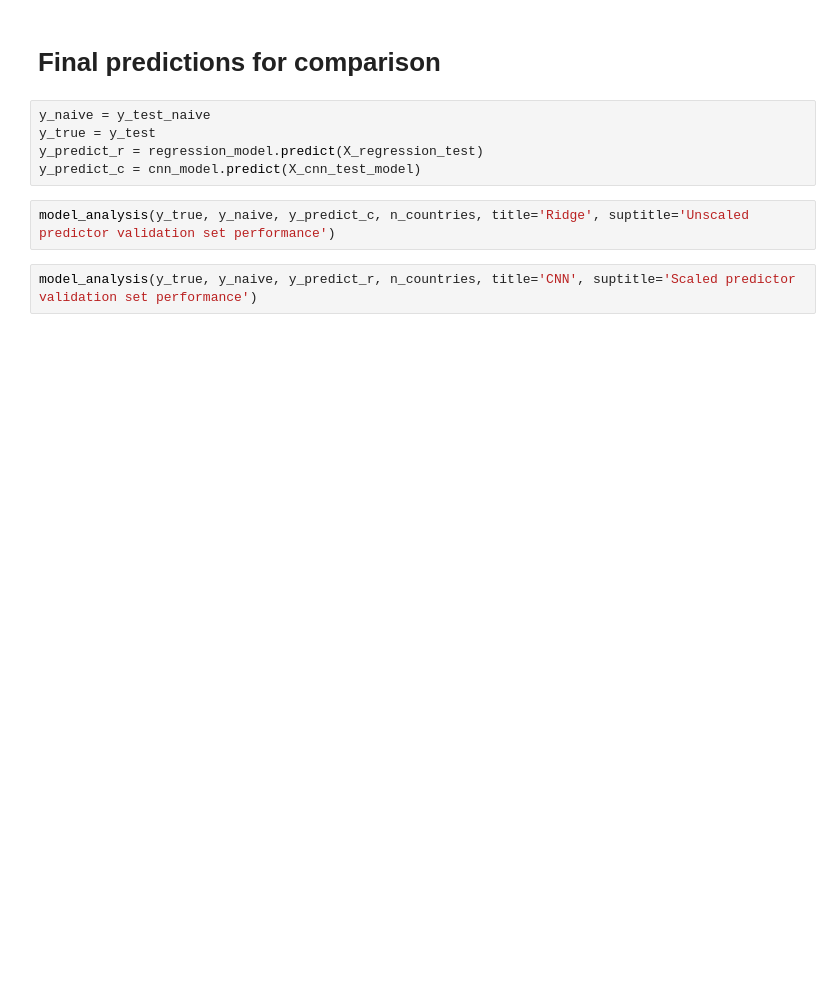
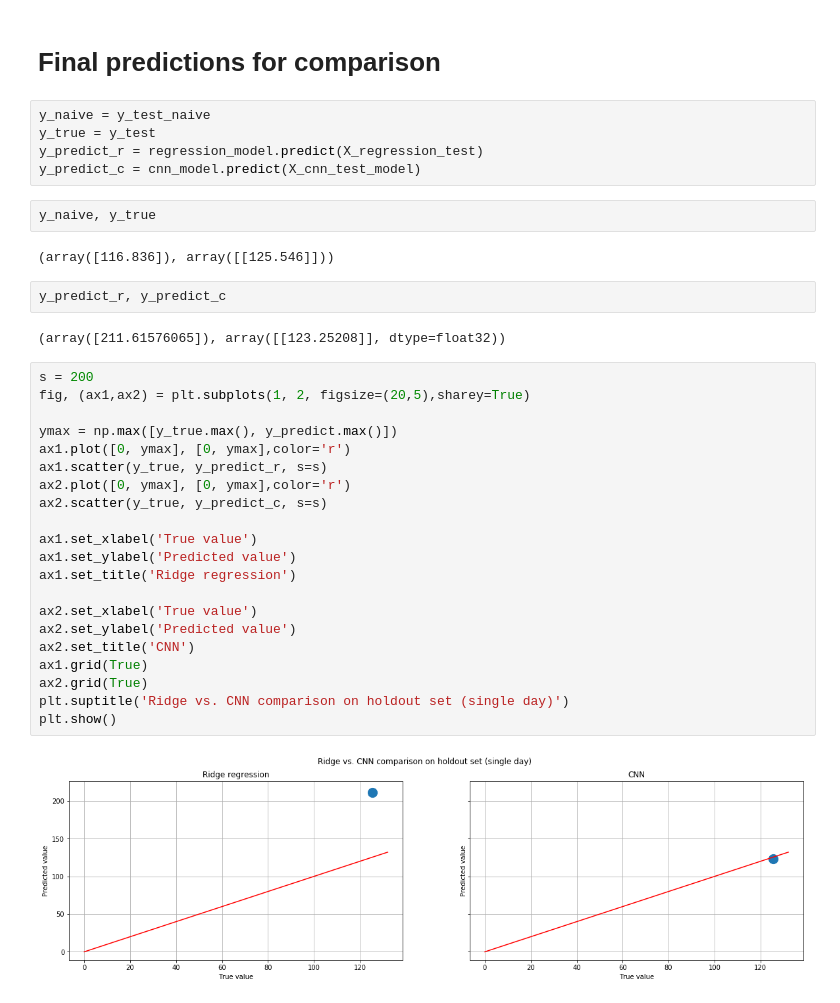
Before and after one commit to mgudorf/datsci, a Jupyter notebook: capstone2/COVID19_model_prototypes.ipynb, the cells around one changed output. Cells and saved outputs as stored; diff of their text form; blank space fills up the shorter version.

```diff
--- a/capstone2/COVID19_model_prototypes.ipynb
+++ b/capstone2/COVID19_model_prototypes.ipynb
@@ -855,7 +1059,34 @@ y_naive = y_test_naive
 y_true = y_test
 y_predict_r = regression_model.predict(X_regression_test)
 y_predict_c = cnn_model.predict(X_cnn_test_model)
-# %%
-model_analysis(y_true, y_naive, y_predict_c, n_countries, title='Ridge', suptitle='Unscaled predictor validation set performance')
-# %%
-model_analysis(y_true, y_naive, y_predict_r, n_countries, title='CNN', suptitle='Scaled predictor validation set performance')
+# %%
+y_naive, y_true
+# %% [output]
+(array([116.836]), array([[125.546]]))
+# %%
+y_predict_r, y_predict_c
+# %% [output]
+(array([211.61576065]), array([[123.25208]], dtype=float32))
+# %%
+s = 200
+fig, (ax1,ax2) = plt.subplots(1, 2, figsize=(20,5),sharey=True)
+
+ymax = np.max([y_true.max(), y_predict.max()])
+ax1.plot([0, ymax], [0, ymax],color='r')
+ax1.scatter(y_true, y_predict_r, s=s)
+ax2.plot([0, ymax], [0, ymax],color='r')
+ax2.scatter(y_true, y_predict_c, s=s)
+
+ax1.set_xlabel('True value')
+ax1.set_ylabel('Predicted value')
+ax1.set_title('Ridge regression')
+
+ax2.set_xlabel('True value')
+ax2.set_ylabel('Predicted value')
+ax2.set_title('CNN')
+ax1.grid(True)
+ax2.grid(True)
+plt.suptitle('Ridge vs. CNN comparison on holdout set (single day)')
+plt.show()
+# %% [output]
+[figure, added]
```
Also changed, not shown: parts of 34 cells of this notebook, 4 other files.
